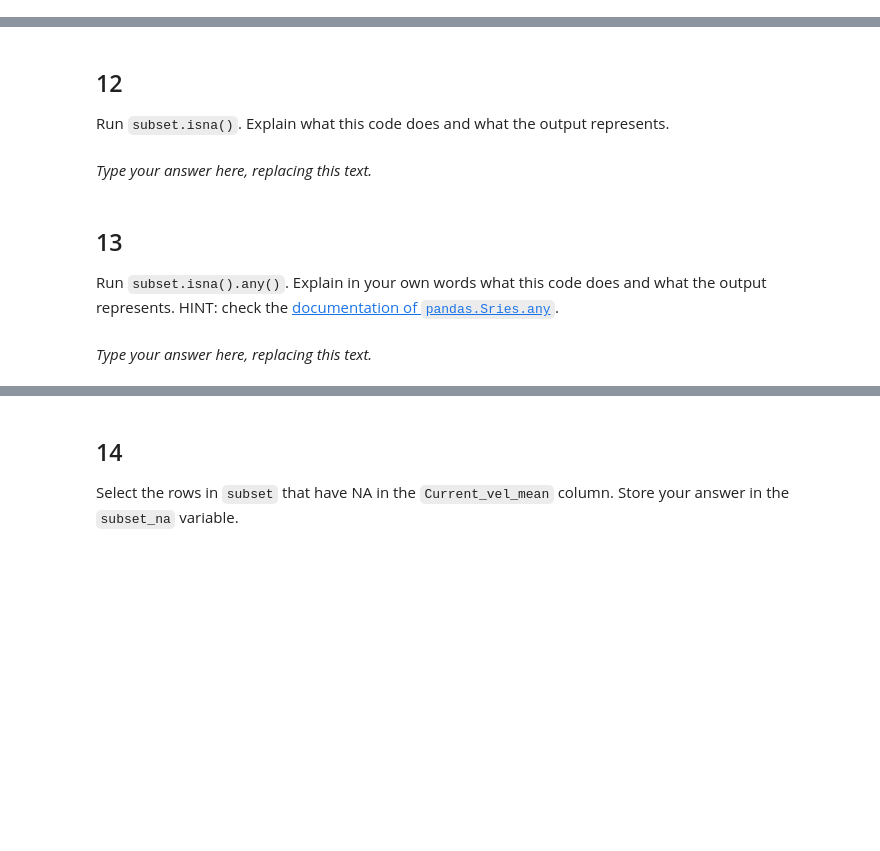
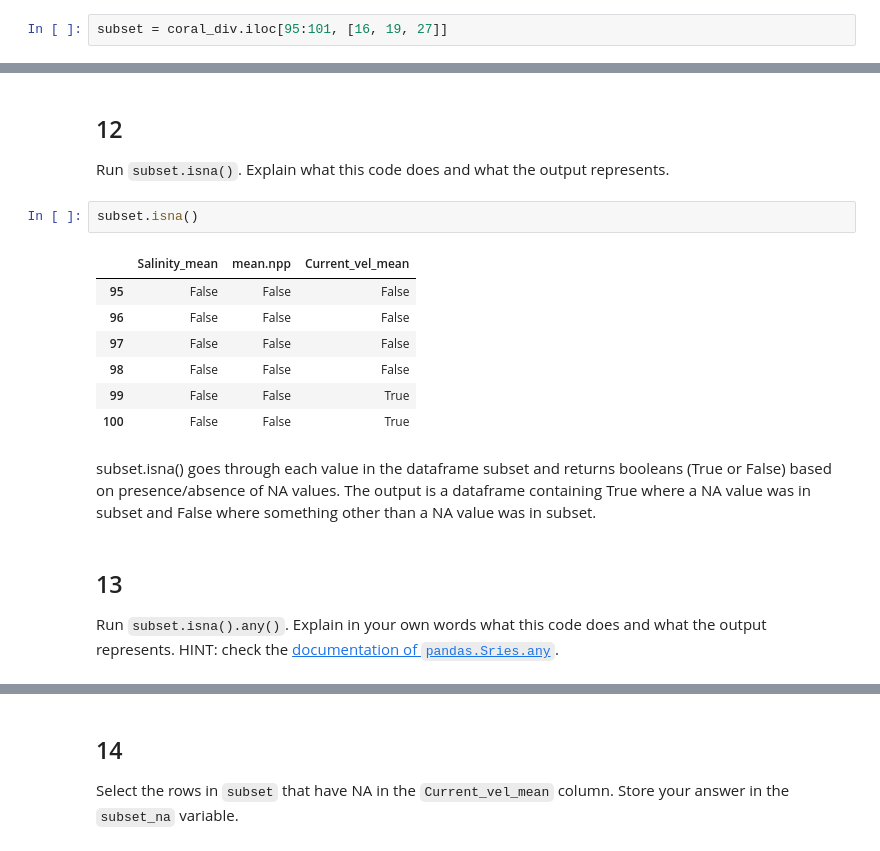
Before and after one commit to roshananair/eds220-hwk1, a Jupyter notebook: task2/hwk1-task2-corals.ipynb, the cells around one changed output, grey strips where cells are left out. Saved outputs shown, nothing was run; the diff lists cells and outputs as text; blank space fills up the shorter version.

```diff
--- a/task2/hwk1-task2-corals.ipynb
+++ b/task2/hwk1-task2-corals.ipynb
@@ -312,3 +349,5 @@ subset = ...
+# %%
+subset = coral_div.iloc[95:101, [16, 19, 27]]
 # %%
 # View the dataframe
 subset
@@ -320,8 +367,18 @@ grader.check("q11")
 ## 12
 
 Run `subset.isna()`. Explain what this code does and what the output represents.
-# %% [markdown]
-_Type your answer here, replacing this text._
+# %%
+subset.isna()
+# %% [output]
+|  | Salinity_mean | mean.npp | Current_vel_mean |
+| 95 | False | False | False |
+| 96 | False | False | False |
+| 97 | False | False | False |
+| 98 | False | False | False |
+| 99 | False | False | True |
+| 100 | False | False | True |
+# %% [markdown]
+subset.isna() goes through each value in the dataframe subset and returns booleans (True or False) based on presence/absence of NA values. The output is a dataframe containing True where a NA value was in subset and False where something other than a NA value was in subset.
 # %% [markdown]
 <!-- END QUESTION -->
 
@@ -329,5 +386,3 @@ _Type your answer here, replacing this text._
 
 ## 13
 Run `subset.isna().any()`. Explain in your own words what this code does and what the output represents. HINT: check the [documentation of `pandas.Sries.any`](https://pandas.pydata.org/docs/reference/api/pandas.Series.any.html).
-# %% [markdown]
-_Type your answer here, replacing this text._
```
Also changed, not shown: parts of 16 cells of this notebook.
